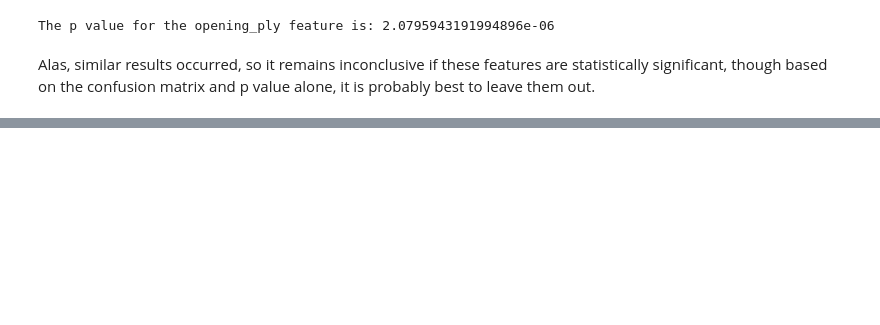
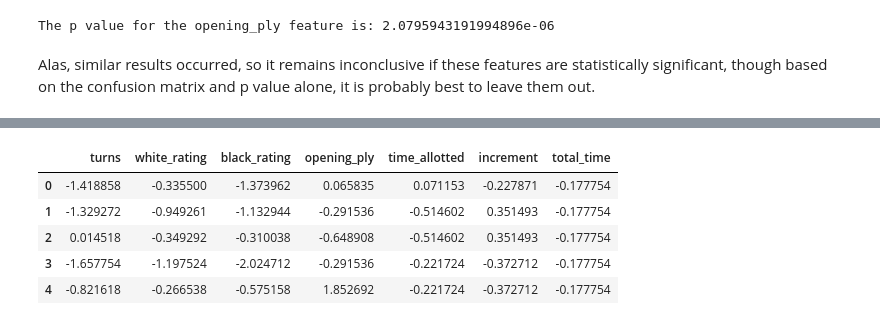
Before and after one commit to RavinderRai/chess_data, a Jupyter notebook: EDA_on_the_Kaggle_Chess_Dataset.ipynb, the cells around one changed output, grey strips where cells are left out. Cells and saved outputs as stored; diff of their text form; code cells hidden in the pictures; blank space fills up the shorter version.

```diff
--- a/EDA_on_the_Kaggle_Chess_Dataset.ipynb
+++ b/EDA_on_the_Kaggle_Chess_Dataset.ipynb
@@ -584,0 +582,15 @@ Alas, similar results occurred, so it remains inconclusive if these features are
+# %%
+numeric_cols = ['turns', 'white_rating', 'black_rating', 'opening_ply', 'time_allotted', 'increment', 'total_time']
+
+standardized = scale(df[numeric_cols])
+
+stand_df = pd.DataFrame(standardized, columns = numeric_cols)
+
+stand_df.head()
+# %% [output]
+|  | turns | white_rating | black_rating | opening_ply | time_allotted | increment | total_time |
+| 0 | -1.418858 | -0.335500 | -1.373962 | 0.065835 | 0.071153 | -0.227871 | -0.177754 |
+| 1 | -1.329272 | -0.949261 | -1.132944 | -0.291536 | -0.514602 | 0.351493 | -0.177754 |
+| 2 | 0.014518 | -0.349292 | -0.310038 | -0.648908 | -0.514602 | 0.351493 | -0.177754 |
+| 3 | -1.657754 | -1.197524 | -2.024712 | -0.291536 | -0.221724 | -0.372712 | -0.177754 |
+| 4 | -0.821618 | -0.266538 | -0.575158 | 1.852692 | -0.221724 | -0.372712 | -0.177754 |
```
Also changed, not shown: parts of 42 cells of this notebook, 1 other file.
